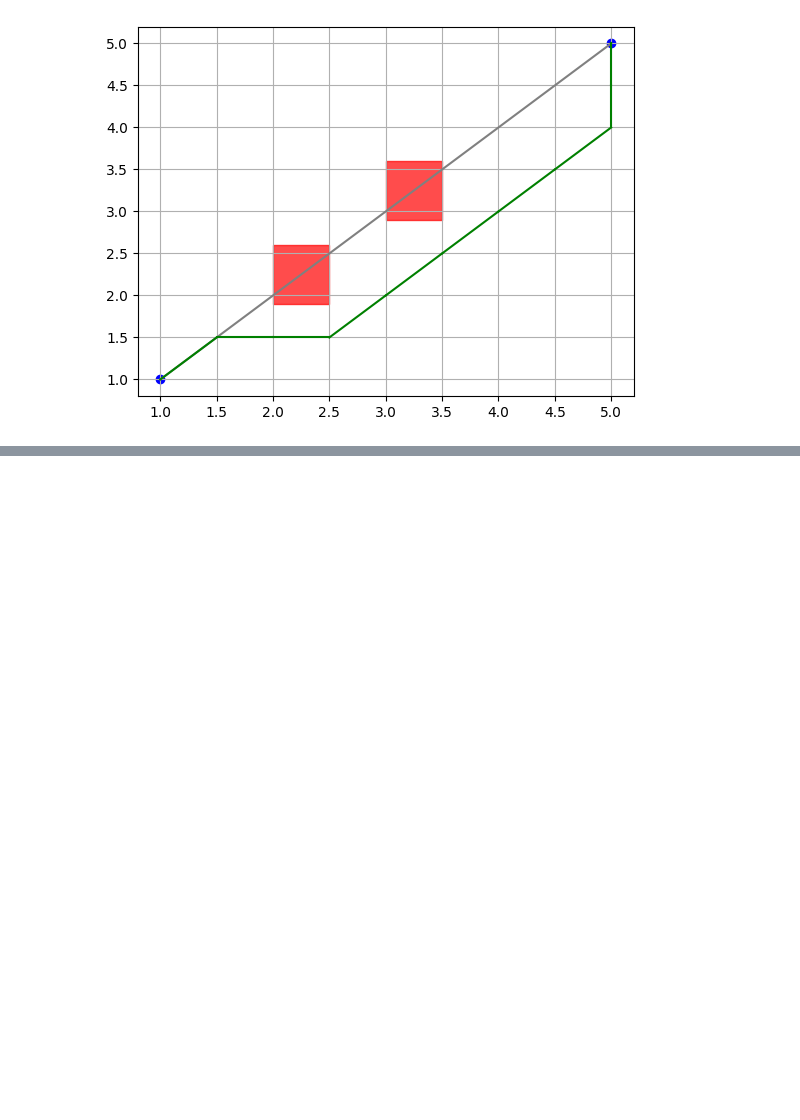
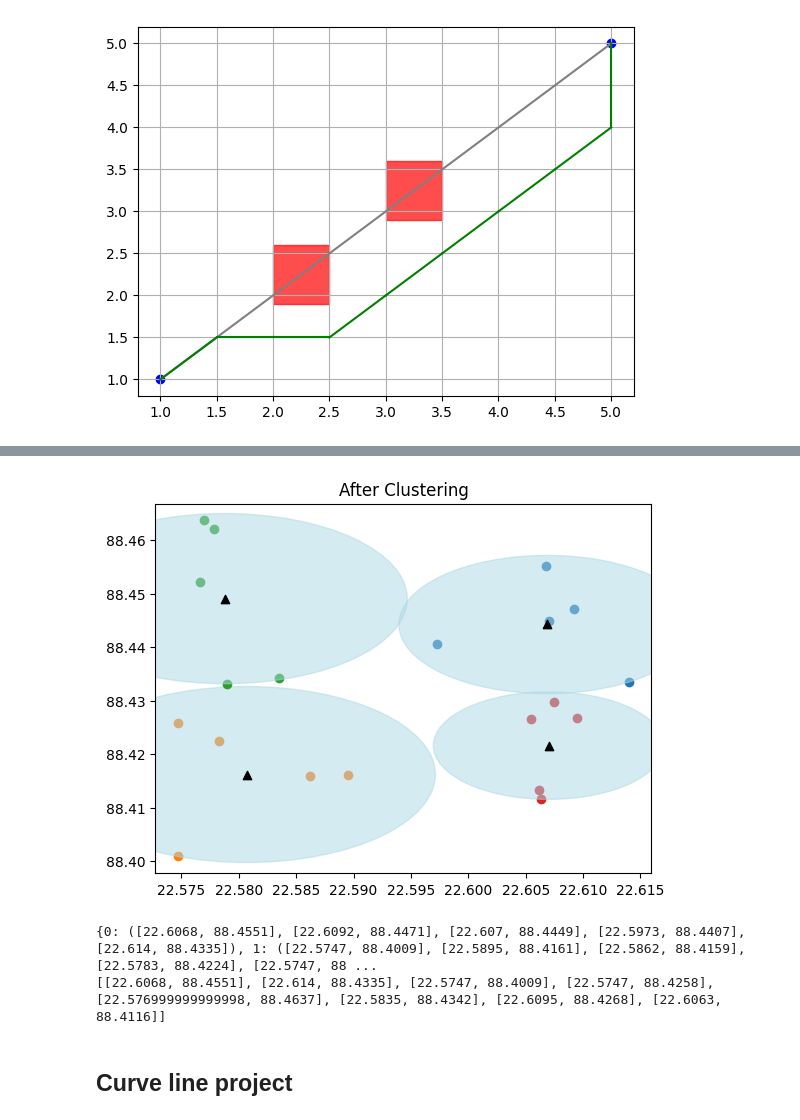
Before and after one commit to CR-Samrat/drone-based-delivary, a Jupyter notebook: helping_file.ipynb, the cells around one changed output, grey strips where cells are left out. Saved outputs shown, nothing was run; the diff lists cells and outputs as text; code cells hidden in the pictures; blank space fills up the shorter version.

```diff
--- a/helping_file.ipynb
+++ b/helping_file.ipynb
@@ -254,0 +233,26 @@ Path cost : 3
+# %%
+def create_locations(x, y, n):
+    loc = []
+
+    for _ in range(n):
+        loc_x = random.randint(int(x[0]), int(y[0])) + random.randint(int((x[0] - int(x[0]))*10000), int((y[0] - int(y[0]))*10000)) / 10000
+        loc_y = random.randint(int(x[1]), int(y[1])) + random.randint(int((x[1] - int(x[1]))*10000), int((y[1] - int(y[1]))*10000)) / 10000
+        loc.append([loc_x,loc_y])
+
+    return loc
+# %%
+def clusters_plot(clusters, centroids):
+    for i in clusters:
+        points = np.array(clusters[i])
+        plt.scatter(points[:,0], points[:,1])
+        #try
+        center = np.mean(points, axis=0)
+        radius = max(np.linalg.norm(point - center) for point in points)
+
+        # Plot the circle
+        circle = plt.Circle(center, radius, color='lightblue', fill=True, alpha=0.5)
+        plt.gca().add_artist(circle)
+        #try
+    plt.scatter(centroids[:,0], centroids[:,1], marker='^', c="black")
+    plt.title("After Clustering")
+    plt.show()
@@ -254,0 +283,12 @@ Path cost : 3
+# %%
+n = 20
+k = 5
+
+# creating the boundary
+x = [22.5726, 88.4010]
+y = [22.6141, 88.4654]
+delivery_loc = create_locations(x, y, n)
+
+centroids, clusters = KMeans(delivery_loc, n, k)
+
+clusters
@@ -254,0 +316,20 @@ Path cost : 3
+# %%
+clusters_plot(clusters, centroids)
+# %% [output]
+[figure, added]
+# %%
+longest_points = []
+
+for cls_id, cluster in clusters.items():
+    points, new_cluster = tsp(cluster)
+    clusters[cls_id] = new_cluster
+    longest_points.append(points[0])
+    longest_points.append(points[1])
+
+print(clusters)
+print(longest_points)
+# %% [output]
+{0: ([22.6068, 88.4551], [22.6092, 88.4471], [22.607, 88.4449], [22.5973, 88.4407], [22.614, 88.4335]), 1: ([22.5747, 88.4009], [22.5895, 88.4161], [22.5862, 88.4159], [22.5783, 88.4224], [22.5747, 88 ...
+[[22.6068, 88.4551], [22.614, 88.4335], [22.5747, 88.4009], [22.5747, 88.4258], [22.576999999999998, 88.4637], [22.5835, 88.4342], [22.6095, 88.4268], [22.6063, 88.4116]]
+# %% [markdown]
+## Curve line project
```
Also changed, not shown: parts of 19 cells of this notebook.
